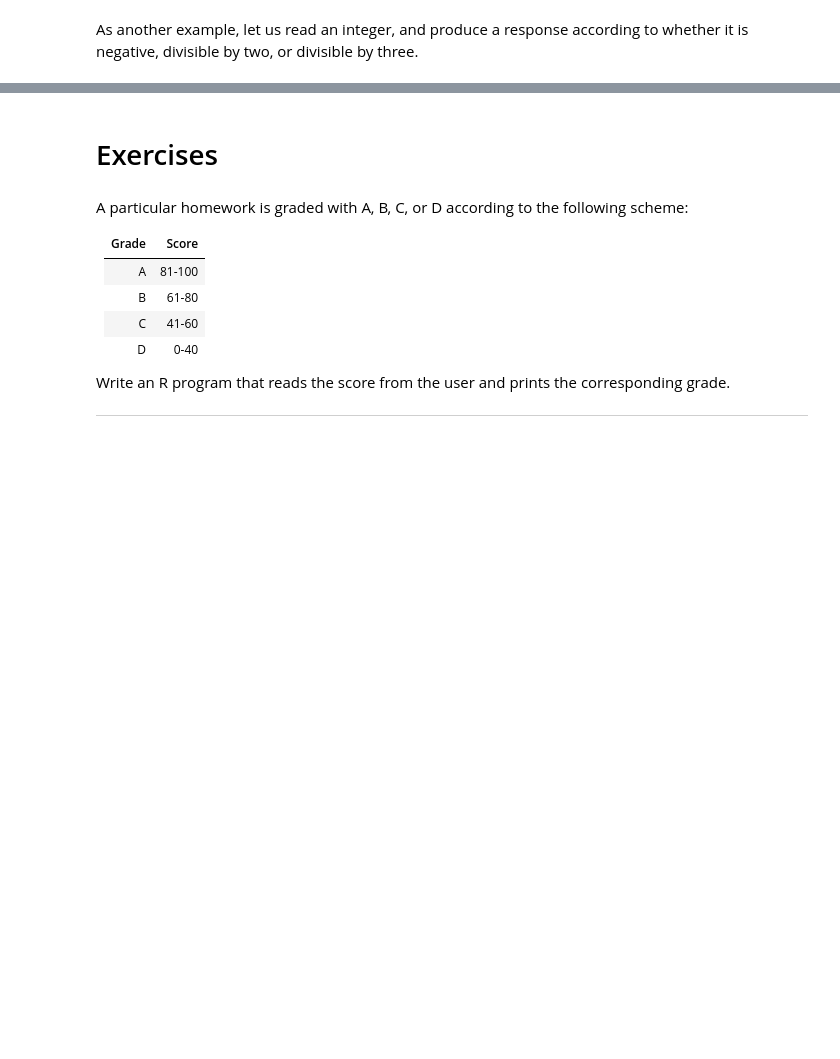
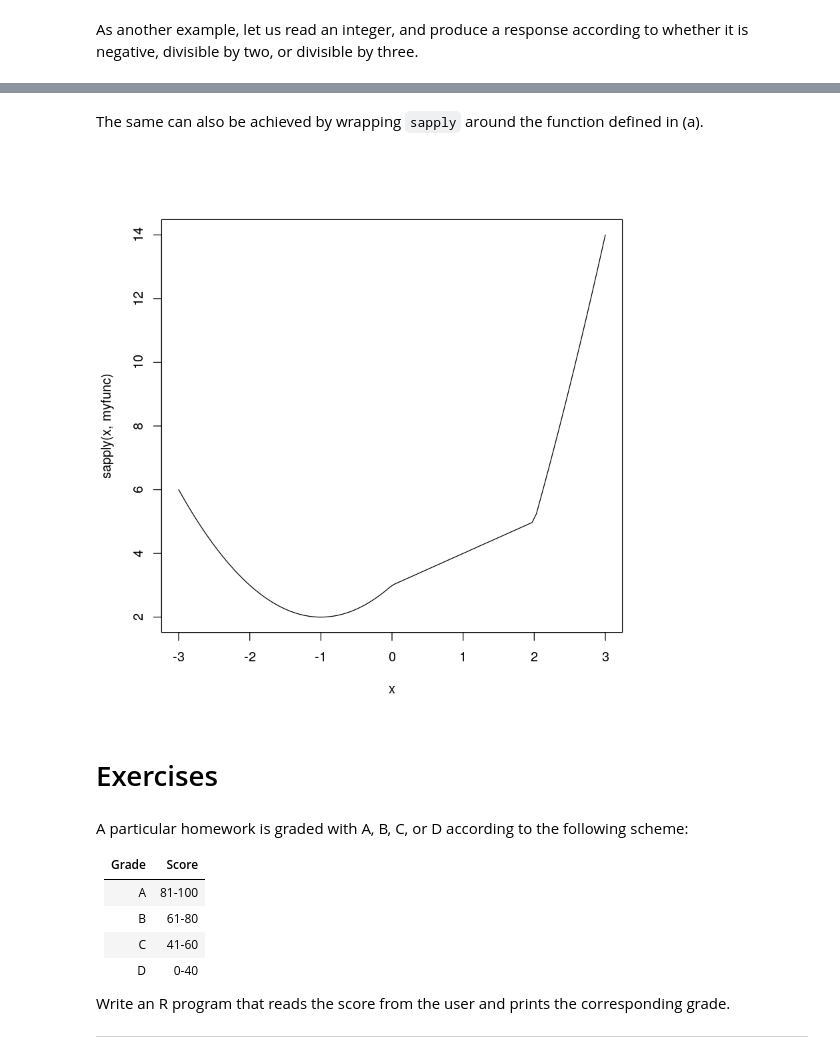
Before and after one commit to mkozturk/CMPE140, a Jupyter notebook: lectures/Lecture 5 - Decision structures.ipynb, the cells around one changed output, grey strips where cells are left out. Drawn from its saved outputs; the diff is of its cells as text; code cells hidden in the pictures; blank space fills up the shorter version.

```diff
--- a/lectures/Lecture 5 - Decision structures.ipynb
+++ b/lectures/Lecture 5 - Decision structures.ipynb
@@ -262,0 +355,12 @@ if (n<0) {
+# %%
+myfunc <- function(x) {
+    if(x<0){
+        return (x^2 + 2*x + 3)
+    }
+    else if (x<2){
+        return (x + 3)
+    }
+    else {
+        return (x^2 + 4*x - 7)
+    }
+}
@@ -263,3 +402,9 @@ if (n<0) {
+# %% [markdown]
+The same can also be achieved by wrapping `sapply` around the function defined in (a).
+# %%
+plot(x, sapply(x,myfunc), type="l")
+# %% [output]
+[figure, added]
 # %% [markdown]
 # Exercises
 # %% [markdown]
```
Also changed, not shown: parts of 39 cells of this notebook.
